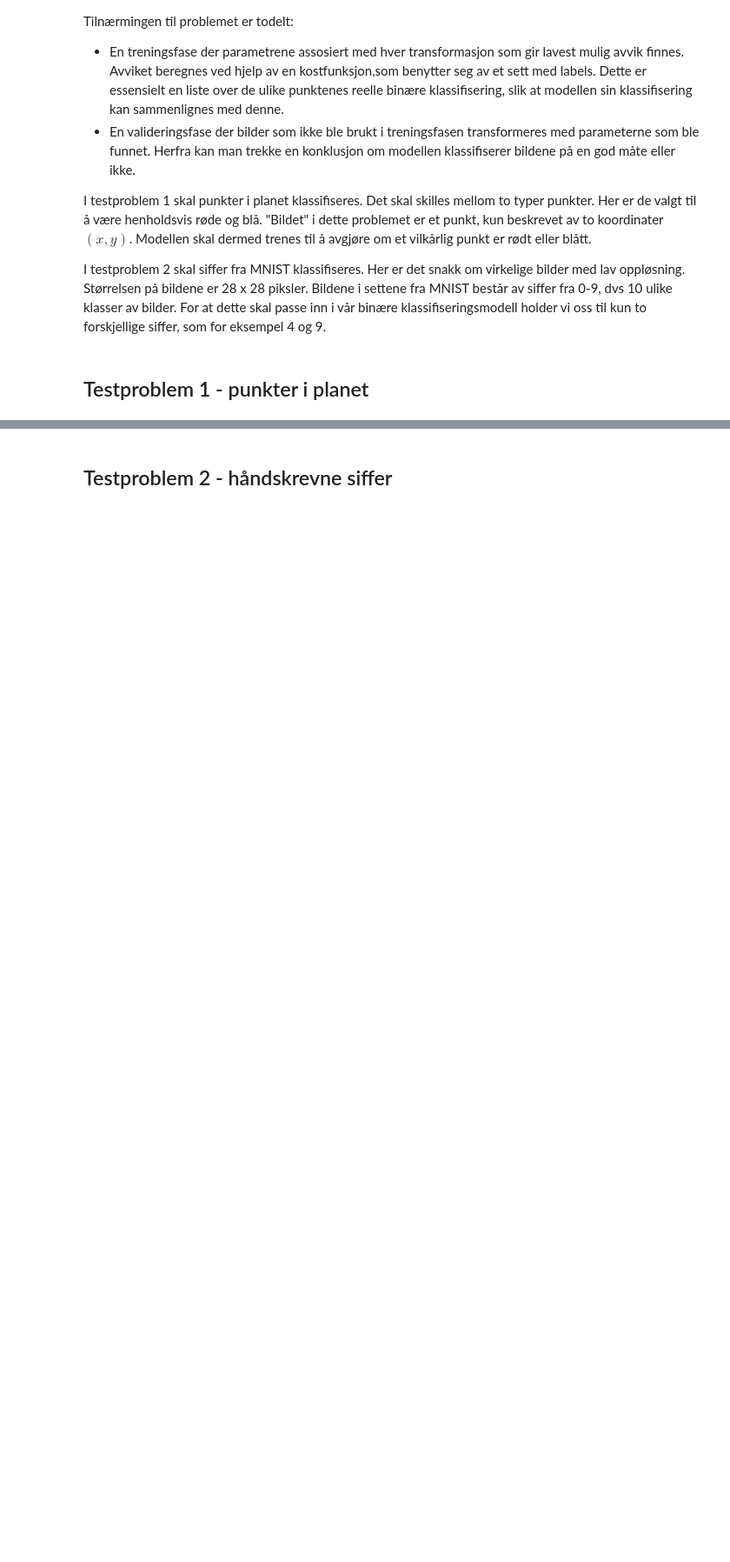
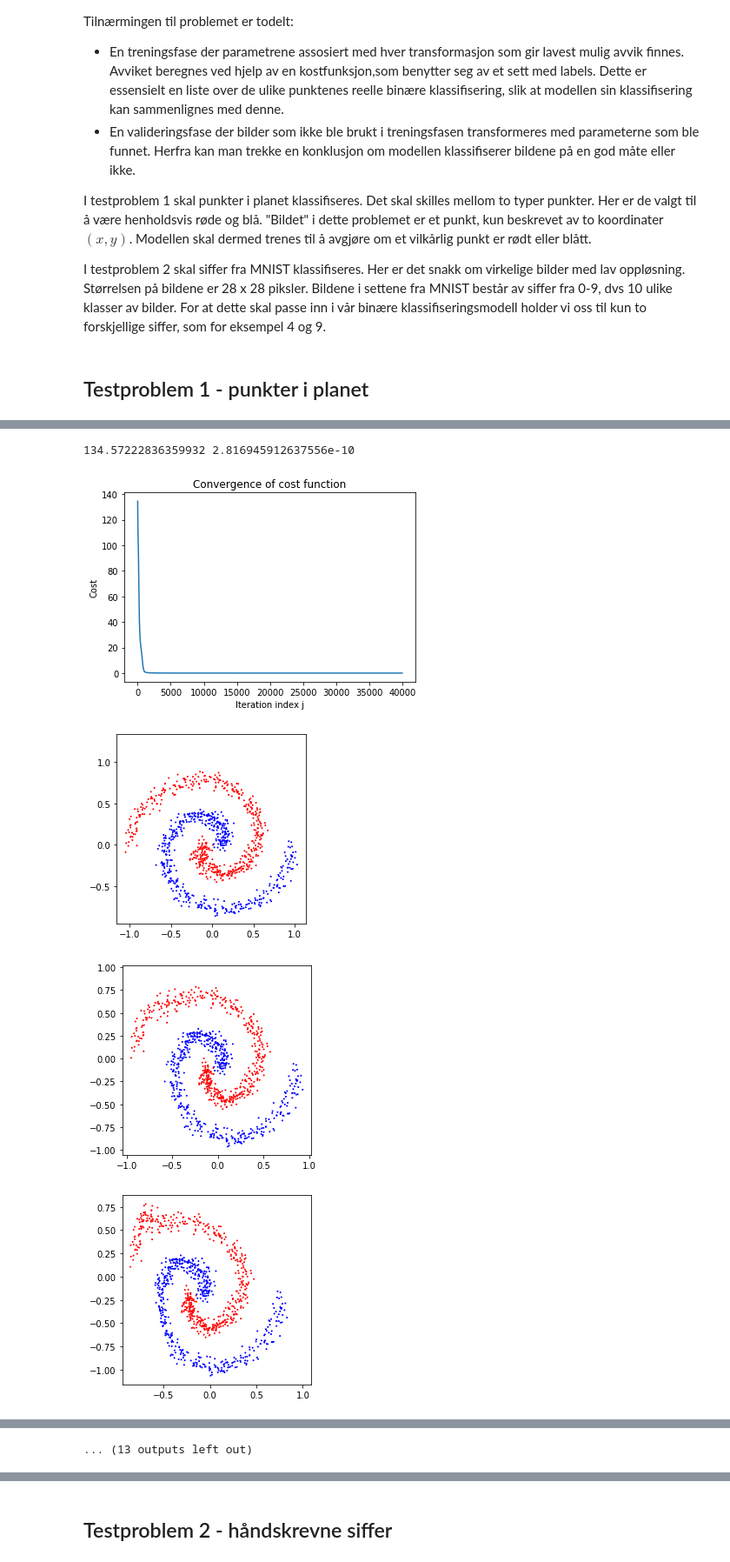
Before and after one commit to alexaoh/TMA4320, a Jupyter notebook: Project2/Vitber_prosjekt2(1).ipynb, the cells around one changed output, grey strips where cells are left out. Shown at 87% size. Saved outputs shown, nothing was run; the diff lists cells and outputs as text; code cells hidden in the pictures; blank space fills up the shorter version.

Commit message:
Fixed small mistake in algorithm

```diff
--- a/Project2/Vitber_prosjekt2(1).ipynb
+++ b/Project2/Vitber_prosjekt2(1).ipynb
@@ -359,0 +228,26 @@ plot_separation(last_function,Y_Kk[-1,:,:],c,1000) #Denne gir et fint plot derim
+# %%
+%timeit
+I = 1000 #Number of pictures (in this case: points)
+d = 2 #dimension
+
+Y_0, c = get_data_spiral_2d(I) #Til oppgave 1:
+c = c[:,0]  #for å få en Ix1 vektor
+Y_Kk, J, omega, my, iterations, Z = algorithm(Y_0, c, I, d, "training")
+
+#Testing er feil sånn som jeg har det nå! Skal bare regne ut Z en gang!
+
+print(J[0],J[-1])  #god overenstemmelse
+
+plot_cost_function_convergence(iterations, J)
+
+plot_progression(Y_Kk, c)
+
+r = 1000 #resolution of plot*
+plot_separation(last_function, Y_Kk[-1,:,:], c, r, omega, my)
+#plot_model(forward_function, Y_Kk[0,:,:], c, r) --> må finne en god måte å kalle denne på. Endre på forward_function litt for å få det til!
+# %% [output]
+134.57222836359932 2.816945912637556e-10
+[figure, added]
+[figure, added]
+[figure, added]
+[figure, added]
@@ -359,0 +261 @@ plot_separation(last_function,Y_Kk[-1,:,:],c,1000) #Denne gir et fint plot derim
+... (13 outputs left out)
```
Also changed, not shown: parts of 14 cells of this notebook, 3 other files.
